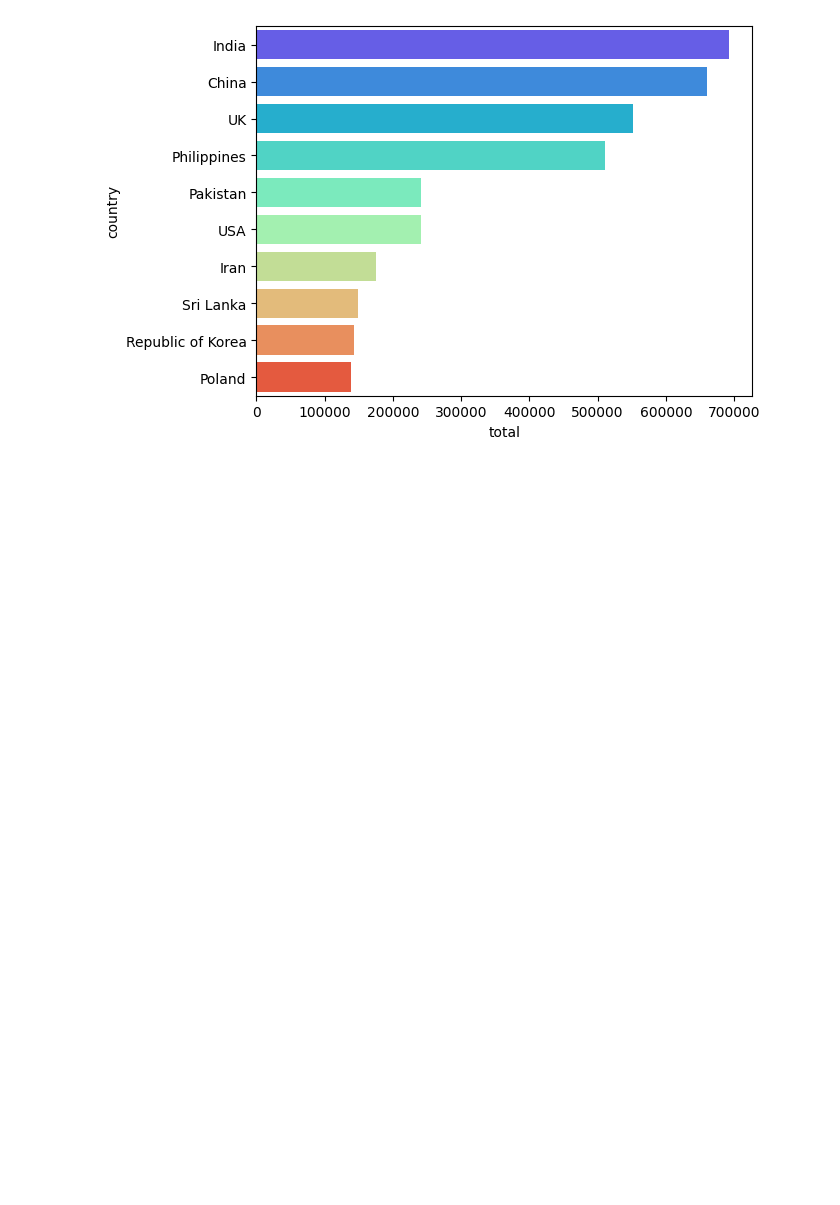
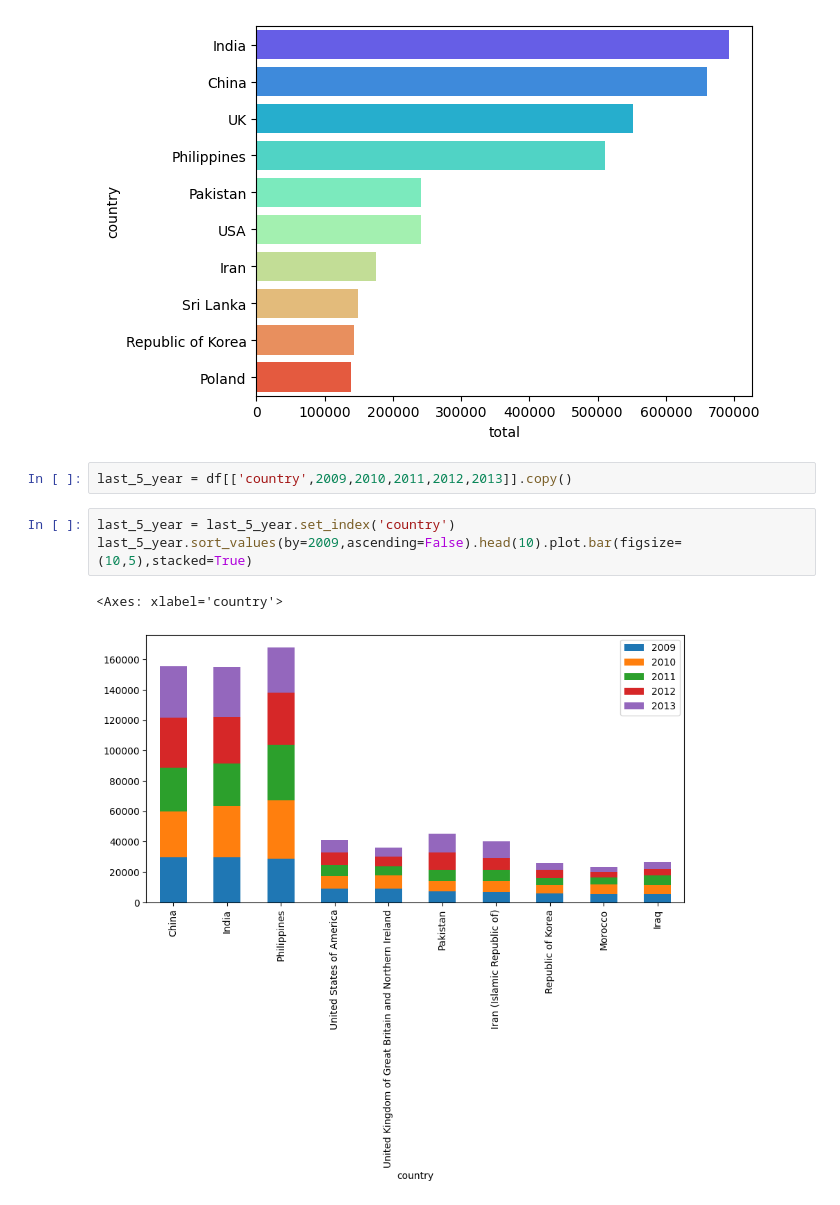
Before and after one commit to Shailja108/data-analyst, a Jupyter notebook: immigration_analysis.ipynb, the cells around one changed output. Drawn from its saved outputs; the diff is of its cells as text; blank space fills up the shorter version.

```diff
--- a/immigration_analysis.ipynb
+++ b/immigration_analysis.ipynb
@@ -434,3 +434,11 @@ sns.barplot(data= top10,hue ='country',y ='country',x='total',palette='rainbow',
 # %% [output]
 <Axes: xlabel='total', ylabel='country'>
 [figure]
+# %%
+last_5_year = df[['country',2009,2010,2011,2012,2013]].copy()
+# %%
+last_5_year = last_5_year.set_index('country')
+last_5_year.sort_values(by=2009,ascending=False).head(10).plot.bar(figsize=(10,5),stacked=True)
+# %% [output]
+<Axes: xlabel='country'>
+[figure, added]
```
Also changed, not shown: parts of 13 cells of this notebook, 2 other files.
